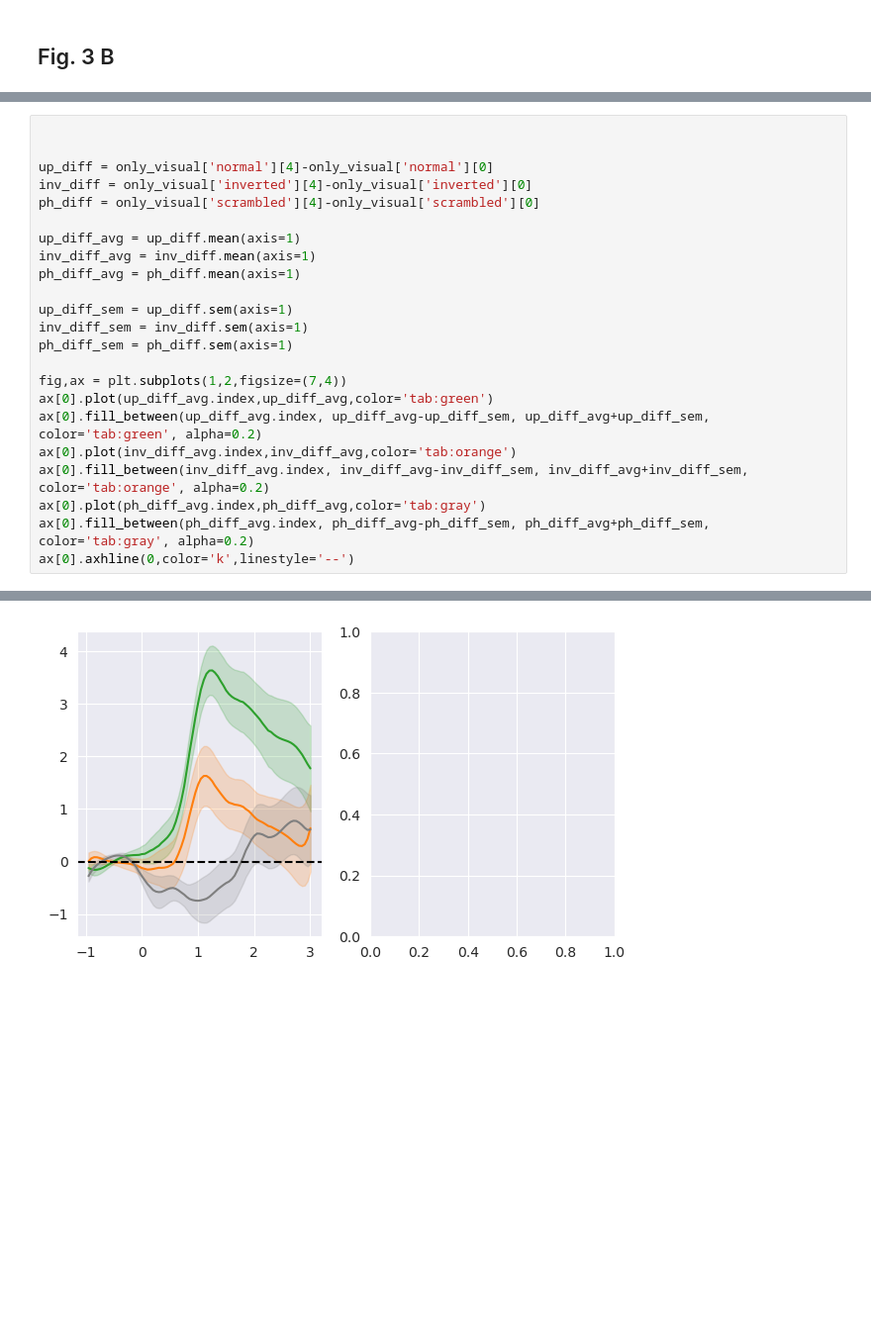
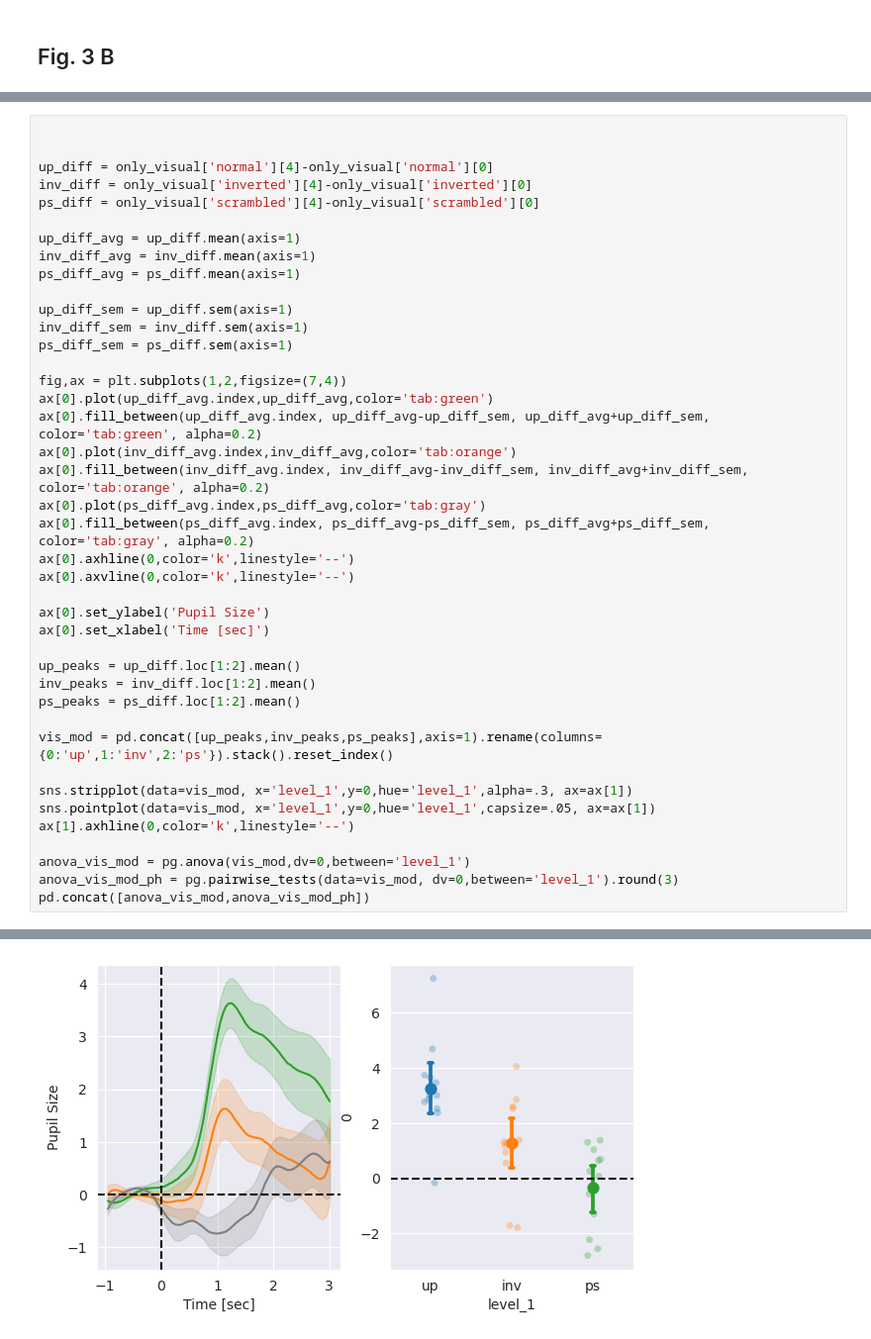
Before and after one commit to raffaelemazziotti/ECo_code, a Jupyter notebook: Fig_3_code_stats.ipynb, the cells around one changed output, grey strips where cells are left out. Shown at 99% size. Drawn from its saved outputs; the diff is of its cells as text; blank space fills up the shorter version.

```diff
--- a/Fig_3_code_stats.ipynb
+++ b/Fig_3_code_stats.ipynb
@@ -111,22 +113,40 @@ pd.concat([anova_mod, ph_mode])
 
 up_diff = only_visual['normal'][4]-only_visual['normal'][0]
 inv_diff = only_visual['inverted'][4]-only_visual['inverted'][0]
-ph_diff = only_visual['scrambled'][4]-only_visual['scrambled'][0]
+ps_diff = only_visual['scrambled'][4]-only_visual['scrambled'][0]
 
 up_diff_avg = up_diff.mean(axis=1)
 inv_diff_avg = inv_diff.mean(axis=1)
-ph_diff_avg = ph_diff.mean(axis=1)
+ps_diff_avg = ps_diff.mean(axis=1)
 
 up_diff_sem = up_diff.sem(axis=1)
 inv_diff_sem = inv_diff.sem(axis=1)
-ph_diff_sem = ph_diff.sem(axis=1)
+ps_diff_sem = ps_diff.sem(axis=1)
 
 fig,ax = plt.subplots(1,2,figsize=(7,4))
 ax[0].plot(up_diff_avg.index,up_diff_avg,color='tab:green')
 ax[0].fill_between(up_diff_avg.index, up_diff_avg-up_diff_sem, up_diff_avg+up_diff_sem, color='tab:green', alpha=0.2)
 ax[0].plot(inv_diff_avg.index,inv_diff_avg,color='tab:orange')
 ax[0].fill_between(inv_diff_avg.index, inv_diff_avg-inv_diff_sem, inv_diff_avg+inv_diff_sem, color='tab:orange', alpha=0.2)
-ax[0].plot(ph_diff_avg.index,ph_diff_avg,color='tab:gray')
-ax[0].fill_between(ph_diff_avg.index, ph_diff_avg-ph_diff_sem, ph_diff_avg+ph_diff_sem, color='tab:gray', alpha=0.2)
+ax[0].plot(ps_diff_avg.index,ps_diff_avg,color='tab:gray')
+ax[0].fill_between(ps_diff_avg.index, ps_diff_avg-ps_diff_sem, ps_diff_avg+ps_diff_sem, color='tab:gray', alpha=0.2)
 ax[0].axhline(0,color='k',linestyle='--')
+ax[0].axvline(0,color='k',linestyle='--')
+
+ax[0].set_ylabel('Pupil Size')
+ax[0].set_xlabel('Time [sec]')
+
+up_peaks = up_diff.loc[1:2].mean()
+inv_peaks = inv_diff.loc[1:2].mean()
+ps_peaks = ps_diff.loc[1:2].mean()
+
+vis_mod = pd.concat([up_peaks,inv_peaks,ps_peaks],axis=1).rename(columns={0:'up',1:'inv',2:'ps'}).stack().reset_index()
+
+sns.stripplot(data=vis_mod, x='level_1',y=0,hue='level_1',alpha=.3, ax=ax[1])
+sns.pointplot(data=vis_mod, x='level_1',y=0,hue='level_1',capsize=.05, ax=ax[1])
+ax[1].axhline(0,color='k',linestyle='--')
+
+anova_vis_mod = pg.anova(vis_mod,dv=0,between='level_1')
+anova_vis_mod_ph = pg.pairwise_tests(data=vis_mod, dv=0,between='level_1').round(3)
+pd.concat([anova_vis_mod,anova_vis_mod_ph])
 # %% [output]
@@ -134 +158 @@ ax[0].axhline(0,color='k',linestyle='--')
-[figure, old version]
+[figure, new version]
```
Also changed, not shown: parts of 4 cells of this notebook.
